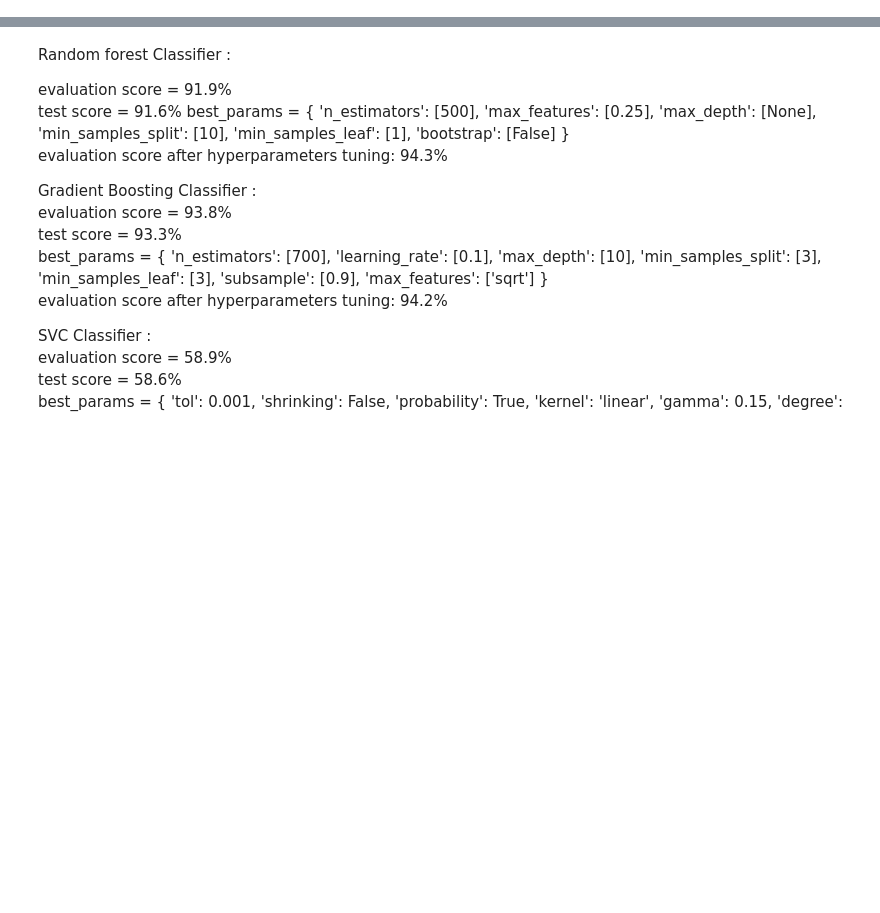
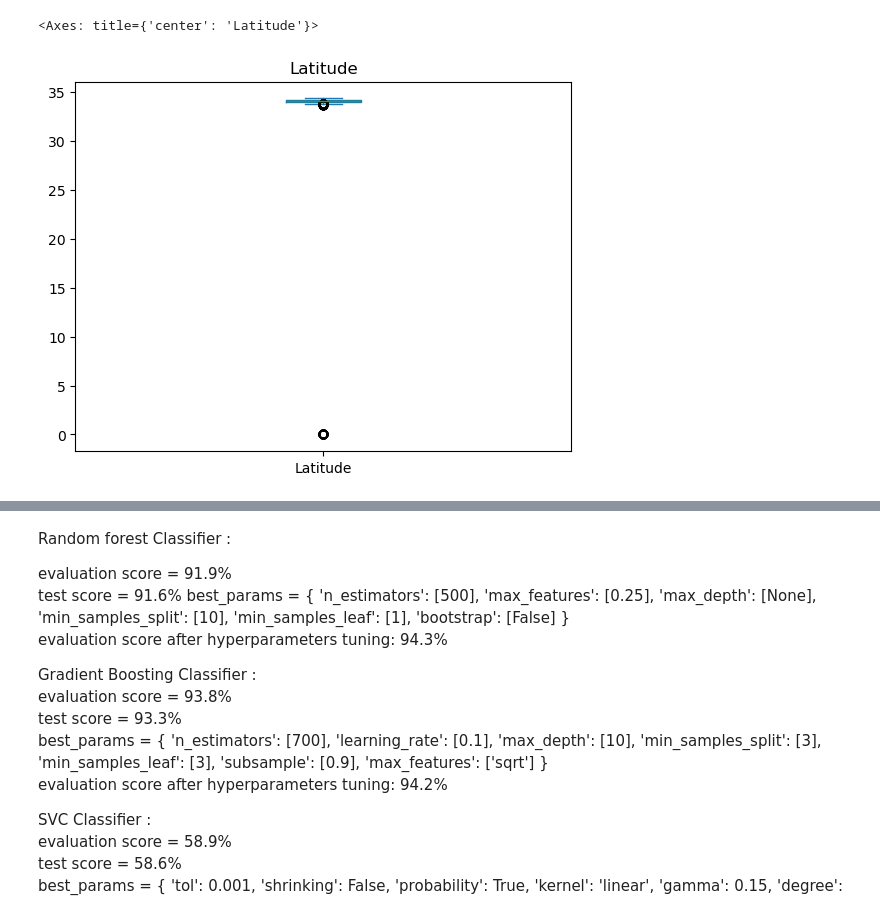
Before and after one commit to sarthaksinghgaur/CrimeCast-Forecasting-Crime-Categories, a Jupyter notebook: Untitled.ipynb, the cells around one changed output, grey strips where cells are left out. Drawn from its saved outputs; the diff is of its cells as text; code cells hidden in the pictures; blank space fills up the shorter version.

```diff
--- a/Untitled.ipynb
+++ b/Untitled.ipynb
@@ -191,0 +129,5 @@ submission.to_csv('submission.csv', index=False)
+# %%
+data['Latitude'].plot(kind="box", title="Latitude")
+# %% [output]
+<Axes: title={'center': 'Latitude'}>
+[figure, added]
```
Also changed, not shown: parts of 19 cells of this notebook.
